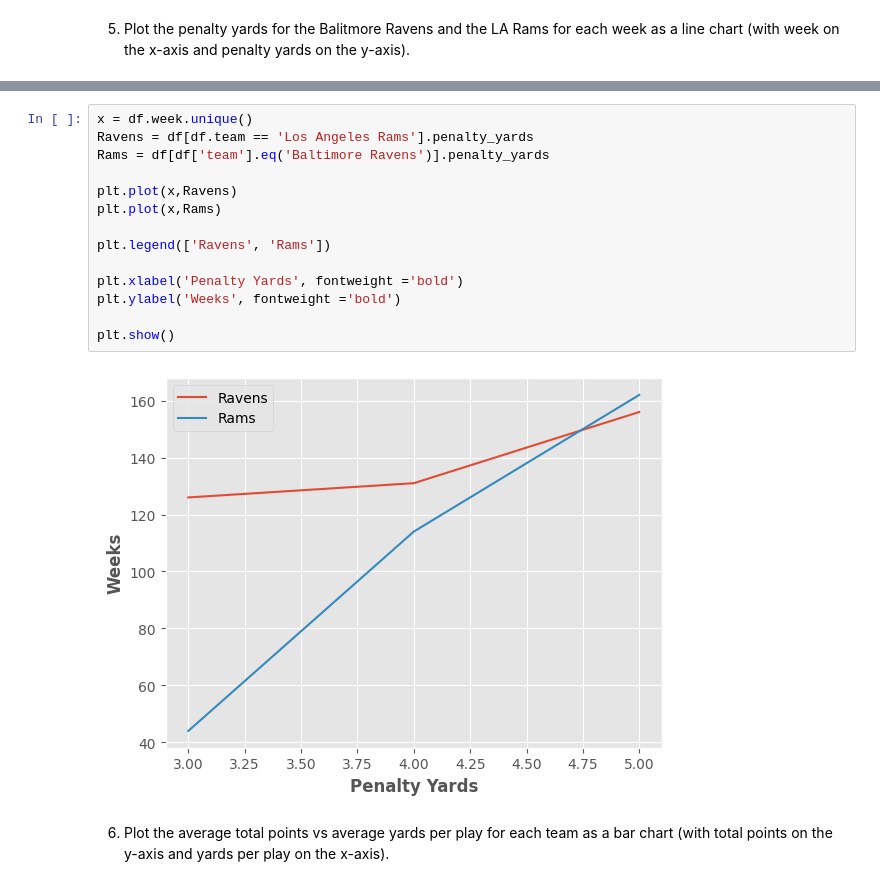
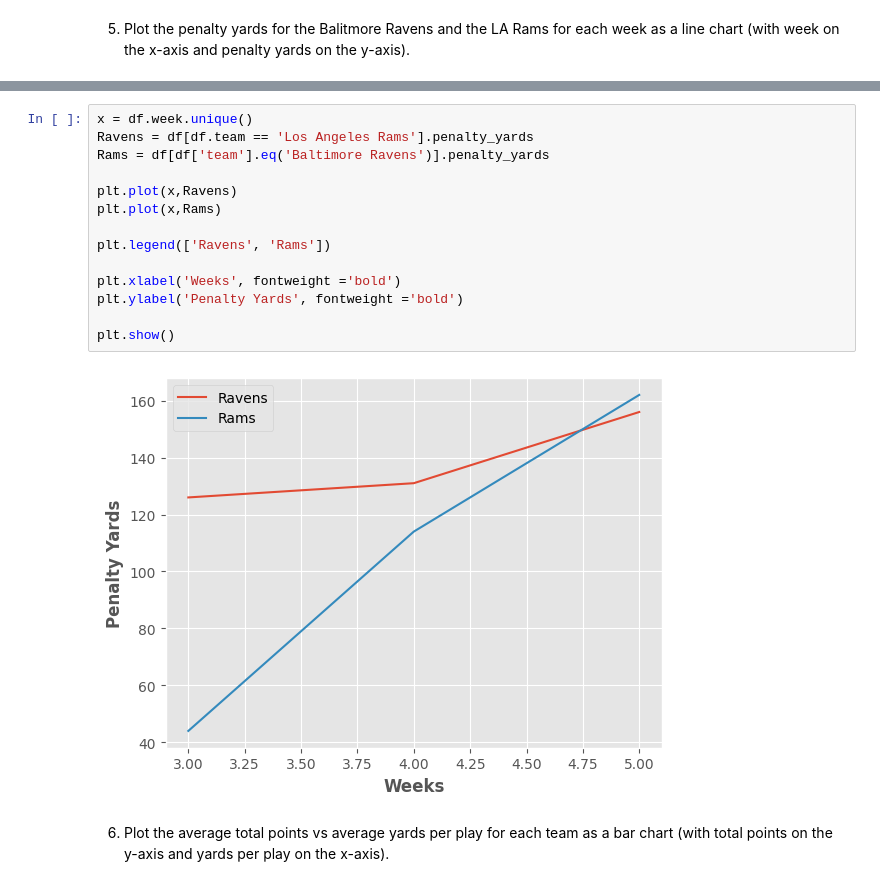
Before and after one commit to CooperIsSuperCool/cis277-fa22-Lab5, a Jupyter notebook: Lab5.ipynb, the cells around one changed output, grey strips where cells are left out. Drawn from its saved outputs; the diff is of its cells as text.

```diff
--- a/Lab5.ipynb
+++ b/Lab5.ipynb
@@ -111,19 +97,19 @@ array(['Baltimore Ravens', 'Detroit Lions', 'Buffalo Bills',
 # %%
 x = df.week.unique()
 Ravens = df[df.team == 'Los Angeles Rams'].penalty_yards
 Rams = df[df['team'].eq('Baltimore Ravens')].penalty_yards
 
 plt.plot(x,Ravens)
 plt.plot(x,Rams)
 
 plt.legend(['Ravens', 'Rams'])
 
-plt.xlabel('Penalty Yards', fontweight ='bold')
-plt.ylabel('Weeks', fontweight ='bold')
+plt.xlabel('Weeks', fontweight ='bold')
+plt.ylabel('Penalty Yards', fontweight ='bold')
 
 plt.show()
 # %% [output]
-[figure, old version]
+[figure, new version]
 # %% [markdown]
 6. Plot the average total points vs average yards per play for each team as a bar chart (with total points on the y-axis and yards per play on the x-axis).
 # %%
```
Also changed, not shown: parts of 3 cells of this notebook.
